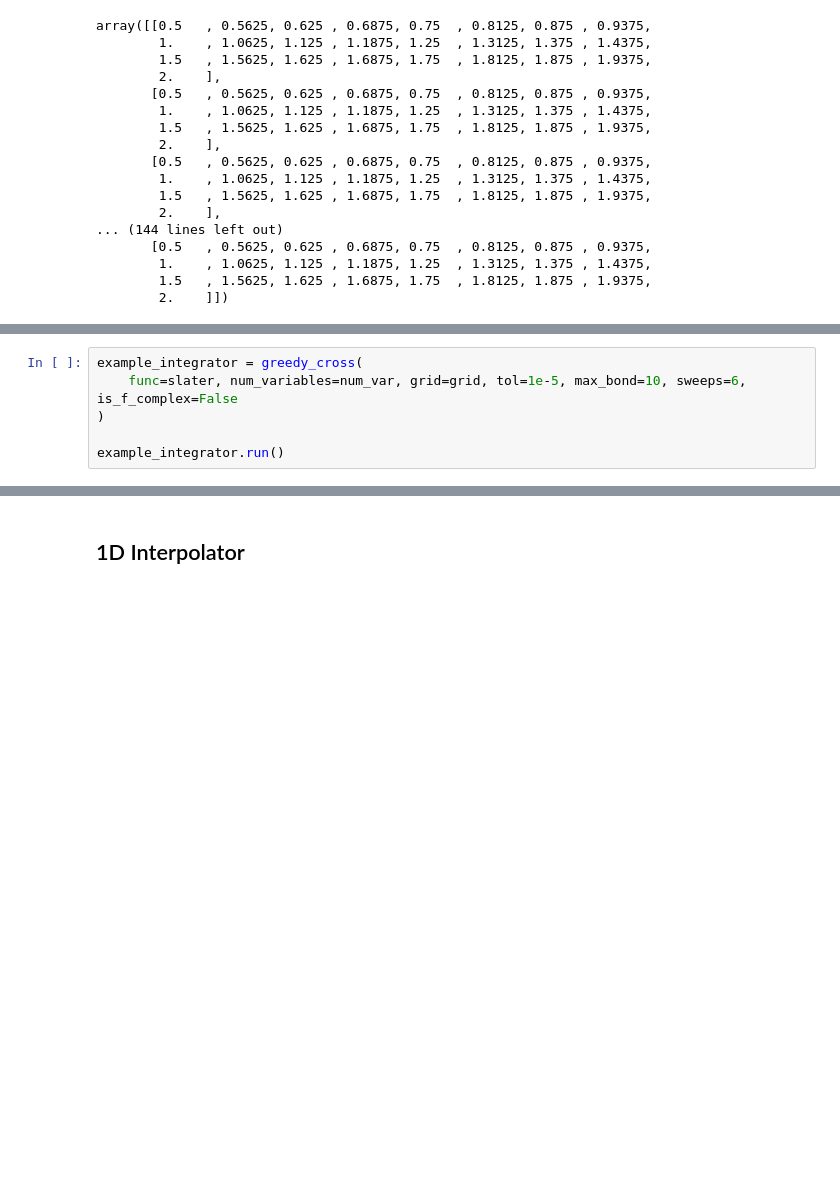
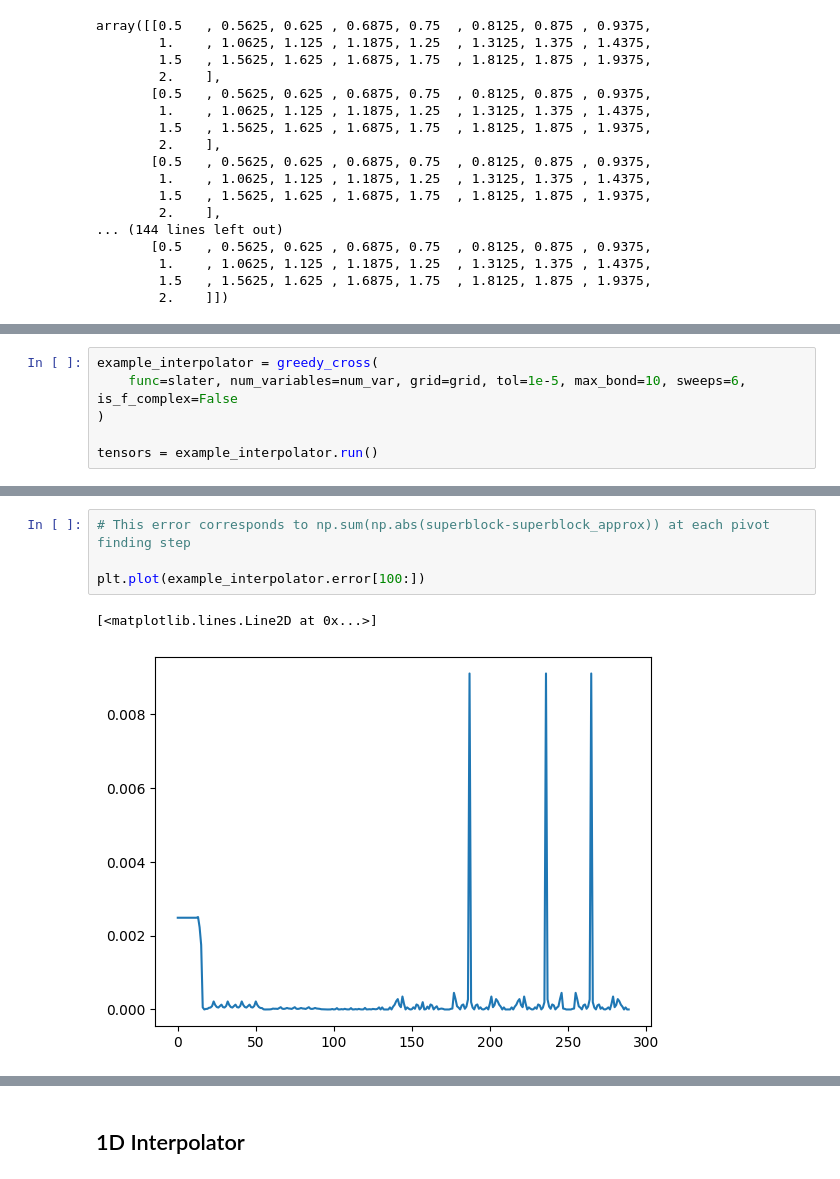
Before and after one commit to pau-torrente/py_ttcross, a Jupyter notebook: tt_cross/python_notebooks/greedy_cross.ipynb, the cells around one changed output, grey strips where cells are left out. Cells and saved outputs as stored; diff of their text form; blank space fills up the shorter version.

```diff
--- a/tt_cross/python_notebooks/greedy_cross.ipynb
+++ b/tt_cross/python_notebooks/greedy_cross.ipynb
@@ -99,8 +95,8 @@ example_integrator.bonds
 array([1, 1, 1, 1, 1, 1, 1, 1, 1, 1, 1, 1, 1, 1, 1, 1, 1, 1, 1, 1, 1, 1,
        1, 1, 1, 1, 1, 1, 1, 1, 1, 1, 1, 1, 1, 1, 1, 1, 1])
 # %%
-example_integrator = greedy_cross(
+example_interpolator = greedy_cross(
     func=slater, num_variables=num_var, grid=grid, tol=1e-5, max_bond=10, sweeps=6, is_f_complex=False
 )
 
-example_integrator.run()
+tensors = example_interpolator.run()
@@ -134,0 +124,7 @@ plt.plot(example_integrator.error[100:])
+# %%
+# This error corresponds to np.sum(np.abs(superblock-superblock_approx)) at each pivot finding step
+
+plt.plot(example_interpolator.error[100:])
+# %% [output]
+[<matplotlib.lines.Line2D at 0x...>]
+[figure, added]
```
Also changed, not shown: parts of 24 cells of this notebook, 2 other files.
